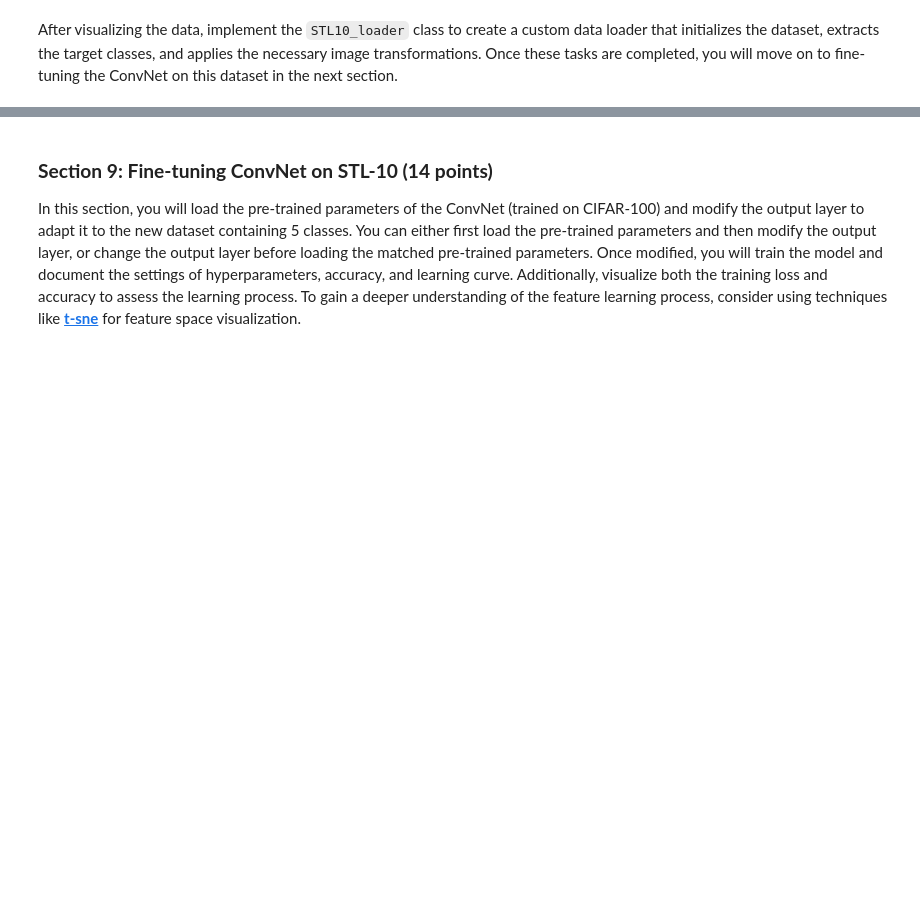
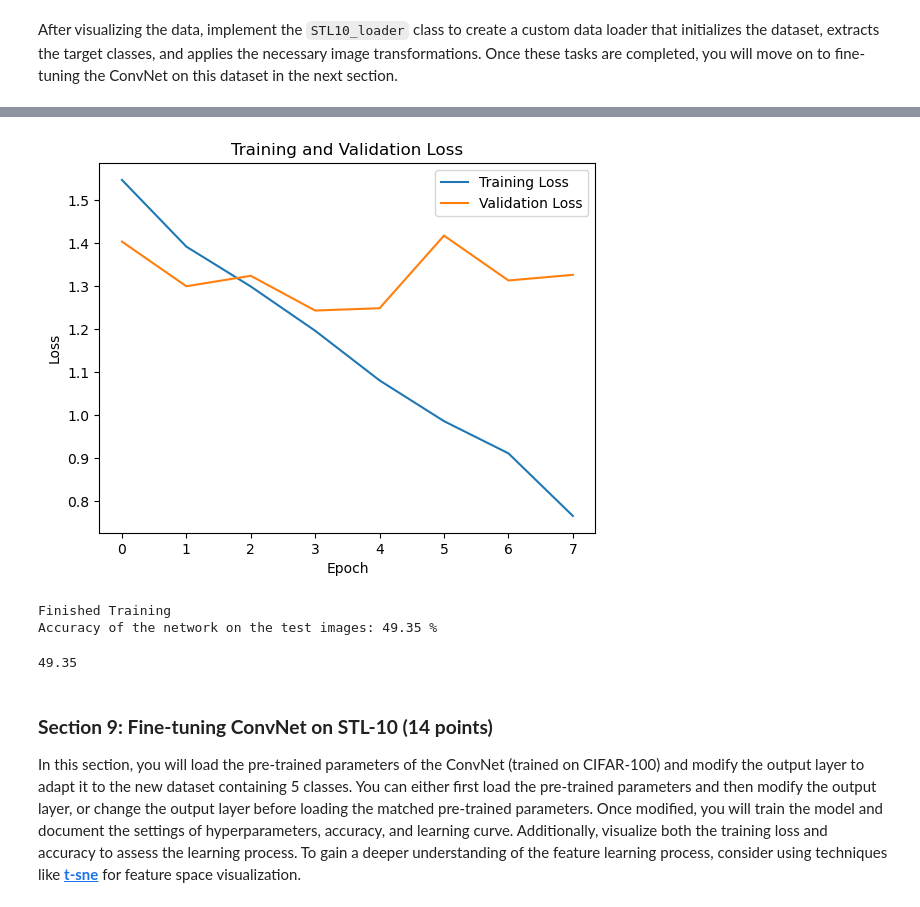
Before and after one commit to chaosido/cv1, a Jupyter notebook: final-lab/cv1-final-lab-part-2.ipynb, the cells around one changed output, grey strips where cells are left out. Drawn from its saved outputs; the diff is of its cells as text; code cells hidden in the pictures; blank space fills up the shorter version.

```diff
--- a/final-lab/cv1-final-lab-part-2.ipynb
+++ b/final-lab/cv1-final-lab-part-2.ipynb
@@ -1112,0 +1172,53 @@ Accuracy of the network on the test images: 40.10 %
+# %%
+transform_STL_optimized = transforms.Compose([
+    transforms.RandomHorizontalFlip(),
+    transforms.RandomRotation(10),
+    transforms.RandomResizedCrop(96, scale=(0.8, 1.0)),
+    transforms.ToTensor(),
+    transforms.Normalize(mean=[0.4467, 0.4398, 0.4066], std=[0.2603, 0.2566, 0.2713]),
+])
+
+
+
+device = torch.device('cuda' if torch.cuda.is_available() else 'cpu')
+
+model_name = 'stl10_optimized'
+net_STL_optimized = ConvNet_STL_optimized().to(device)
+criterion = nn.CrossEntropyLoss()
+
+optimizer = torch.optim.AdamW(net_STL_optimized.parameters(), lr=0.001)
+
+
+# Creating a stratified train-validation split:
+
+
+train_set_stl_10 = STL10_loader(root='./data', train=True, transform=transform_STL_optimized)
+test_set_stl_10 = STL10_loader(root='./data', train=False, transform=transform_STL)
+
+random_seed = 42
+indices = list(range(len(train_set_stl_10)))
+train_indices, val_indices = train_test_split(
+    indices, test_size=0.2, random_state=random_seed, stratify=train_set_stl_10.labels, shuffle=True
+)
+
+train_subset_stl_10 = Subset(train_set_stl_10, train_indices)
+val_subset_stl_10 = Subset(train_set_stl_10, val_indices)
+
+print(f'Training samples: {len(train_subset_stl_10)}')
+print(f'Validation samples: {len(val_subset_stl_10)}')
+
+# Data loaders
+train_data_loader_stl_10 = DataLoader(train_subset_stl_10, batch_size=32, shuffle=True)
+validation_data_loader_stl_10 = DataLoader(val_subset_stl_10, batch_size=32, shuffle=False)
+test_data_loader_stl_10 = DataLoader(test_set_stl_10, batch_size=32, shuffle=False)
+
+
+re_train = True
+
+if not os.path.exists(f'./best_model_{model_name}.pth') or re_train:
+    train(net_STL_optimized, train_data_loader_stl_10, validation_data_loader_stl_10, criterion, model_name = model_name, optimizer=optimizer, epochs=60)
+else:
+    net_STL_optimized.load_state_dict(torch.load(f'best_model_{model_name}.pth'))
+
+validate(net_STL_optimized, test_data_loader_stl_10)
+# %% [output]
@@ -1113,3 +1241,7 @@ Accuracy of the network on the test images: 40.10 %
+[figure, added]
+Finished Training
+Accuracy of the network on the test images: 49.35 %
+49.35
 # %% [markdown]
 <a id="section-9"></a>
 ### **Section 9: Fine-tuning ConvNet on STL-10 (14 points)**
```
Also changed, not shown: parts of 14 cells of this notebook, 1 other file.
